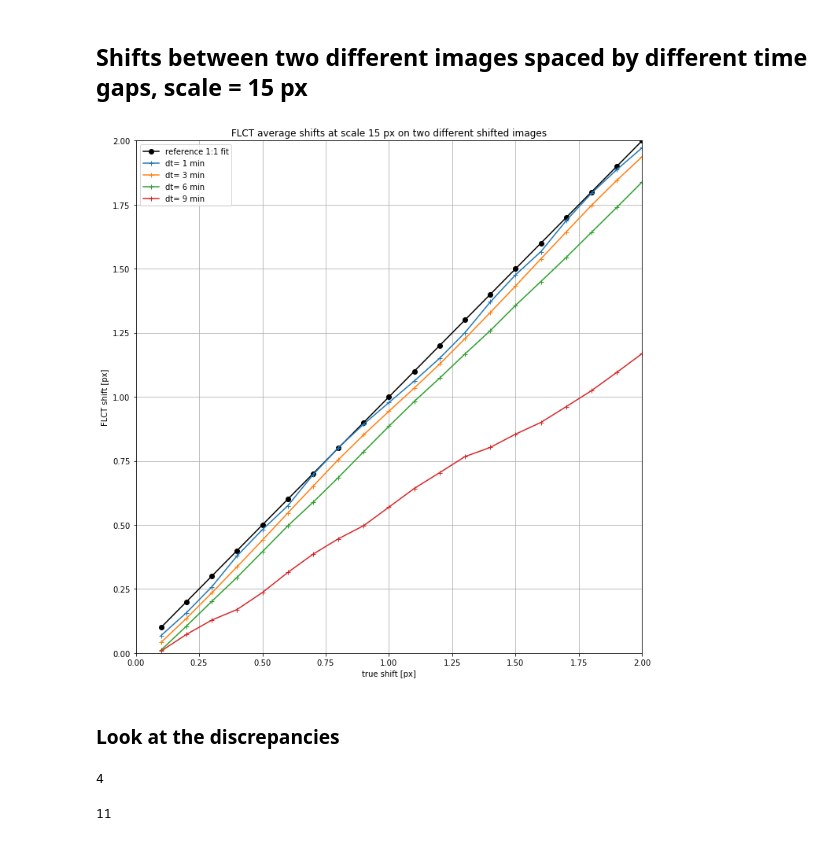
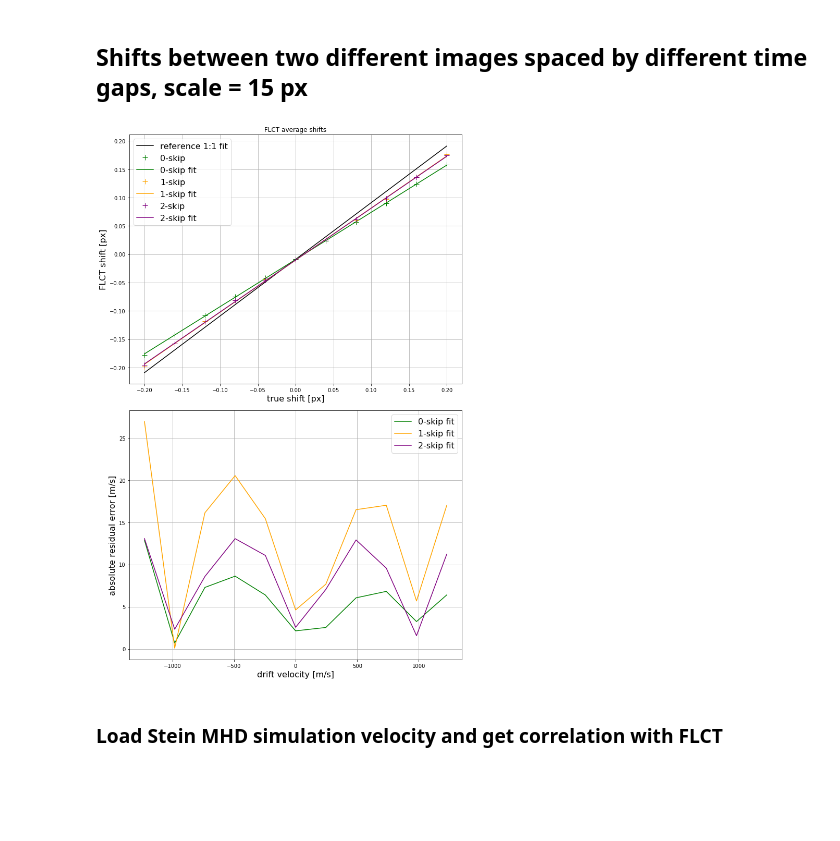
Before and after one commit to raphael-attie/sunflower, a Jupyter notebook: Comparisons/FLCT_Karin_skip_test.ipynb, the cells around one changed output. Saved outputs shown, nothing was run; the diff lists cells and outputs as text; code cells hidden in the pictures; blank space fills up the shorter version.

Commit message:
- Moving forward with correlations with Stein/MHD velocity and FLCT skip test

```diff
--- a/Comparisons/FLCT_Karin_skip_test.ipynb
+++ b/Comparisons/FLCT_Karin_skip_test.ipynb
@@ -60,0 +41,3 @@ IndexError: list index out of range
+# %%
+pad = 10
+vxs2 = [[vx[0:27, pad:-pad, pad:-pad].mean()/(i+1) for vx in vxs_skip] for i, vxs_skip in enumerate(vxs)]
@@ -61,22 +55,2 @@ IndexError: list index out of range
 # %% [markdown]
 ## Shifts between two different images spaced  by different time gaps,  scale = 15 px
-# %%
-scale_idx = 5
-%matplotlib inline
-fig, ax = plt.subplots(1,1, figsize = (10,10))
-ax.plot(drifts, drifts, 'k-', marker='o', label='reference 1:1 fit')
-for i, dt in enumerate(dts):
-    ax.plot(drifts, vxs[i][scale_idx,:], marker='+', label = 'dt= {:d} min'.format(dt))
-ax.grid(True, axis='both')
-plt.xlabel('true shift [px]')
-plt.ylabel('FLCT shift [px]')
-plt.xlim([0, 2])
-plt.ylim([0, 2])
-plt.legend()
-plt.title('FLCT average shifts at scale {:d} px on two different shifted images'.format(flct_scales[scale_idx]))
-plt.tight_layout()
-plt.savefig('/Users/rattie/Data/Ben/SteinSDO/calibration/sanity_check_shifted_images/flct_shifts_diff_images.png', dpi=300)
-# %% [output]
-[figure, removed]
-# %% [markdown]
-### Look at the discrepancies
@@ -85,8 +57,32 @@ errors = [[drifts - vx[sidx,:] for sidx in range(len(flct_scales))] for vx in vx
-# %%
-len(errors)
-# %% [output]
-4
-# %%
-len(errors[0])
-# %% [output]
-11
+# %%
+u = 368000 / 60
+%matplotlib inline
+fs = 16
+colors = ['green', 'orange', 'purple']
+fig, ax = plt.subplots(2,1, figsize = (10,15))
+ax[0].plot(drifts, drifts + vxs2[0][5], 'k-', label='reference 1:1 fit')
+for i in range(3):
+    ax[0].plot(drifts, vxs2[i], marker='+', ms=10, ls='none', color=colors[i], label = '{:d}-skip'.format(i))
+    ax[0].plot(drifts, vxfits[i], ls='-', color=colors[i], label = '{:d}-skip fit'.format(i))
+ax[0].grid(True, axis='both')
+ax[0].set_xlabel('true shift [px]', fontsize=fs)
+ax[0].set_ylabel('FLCT shift [px]', fontsize=fs)
+# plt.xlim([0, 2])
+# plt.ylim([0, 2])
+ax[0].legend(fontsize=fs)
+ax[0].set_title('FLCT average shifts')
+
+for i in range(3):
+    ax[1].plot(drifts*u, residuals2[i]*u, color=colors[i], label = '{:d}-skip fit'.format(i))
+
+ax[1].set_xlabel('drift velocity [m/s]', fontsize=fs)
+ax[1].set_ylabel('absolute residual error [m/s]', fontsize=fs)
+ax[1].grid(True, axis='both')
+ax[1].legend(fontsize=fs)
+plt.tight_layout()
+plt.savefig(os.path.join(datadir, 'flct_sanity_check_on_drifts.png'), dpi=300)
+# %% [output]
+[figure, added]
+# %% [markdown]
+
+### Load Stein MHD simulation velocity and get correlation with FLCT
```
Also changed, not shown: parts of 13 cells of this notebook.
